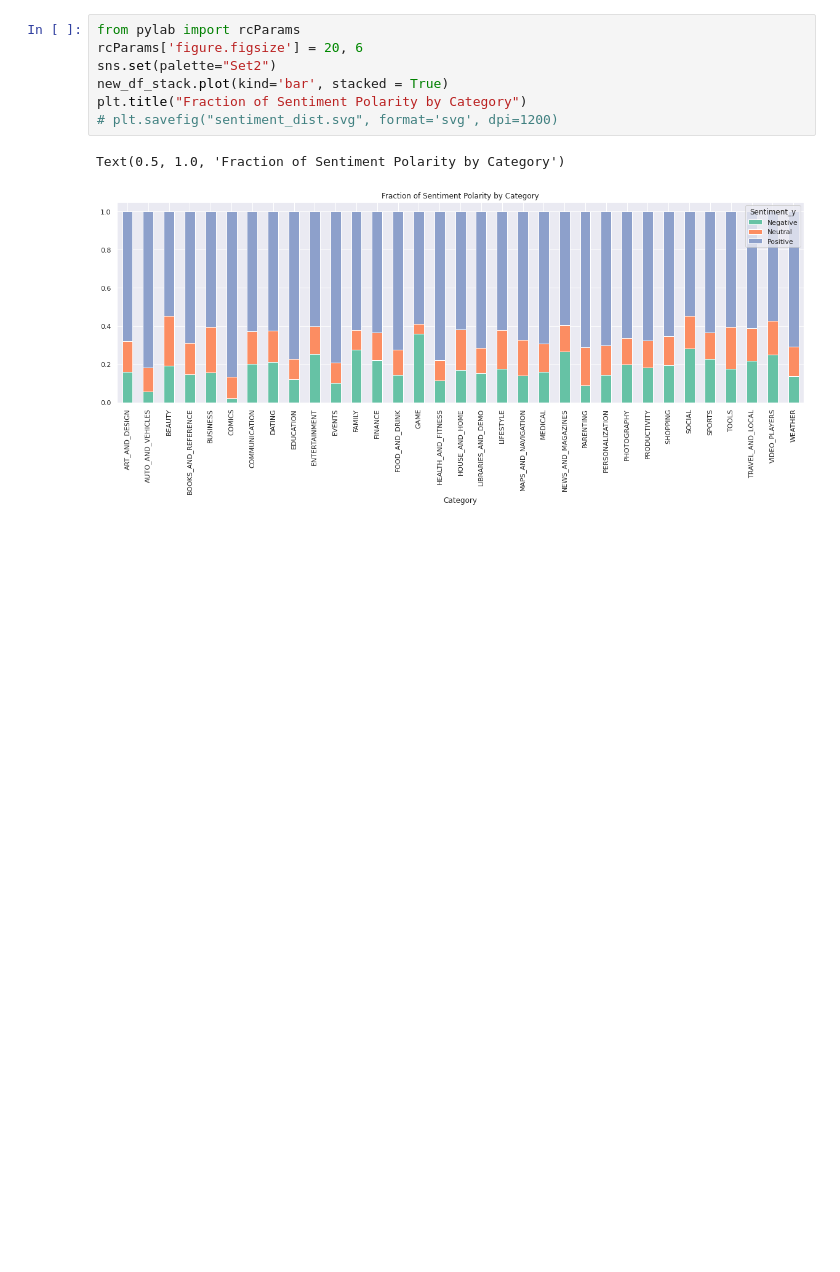
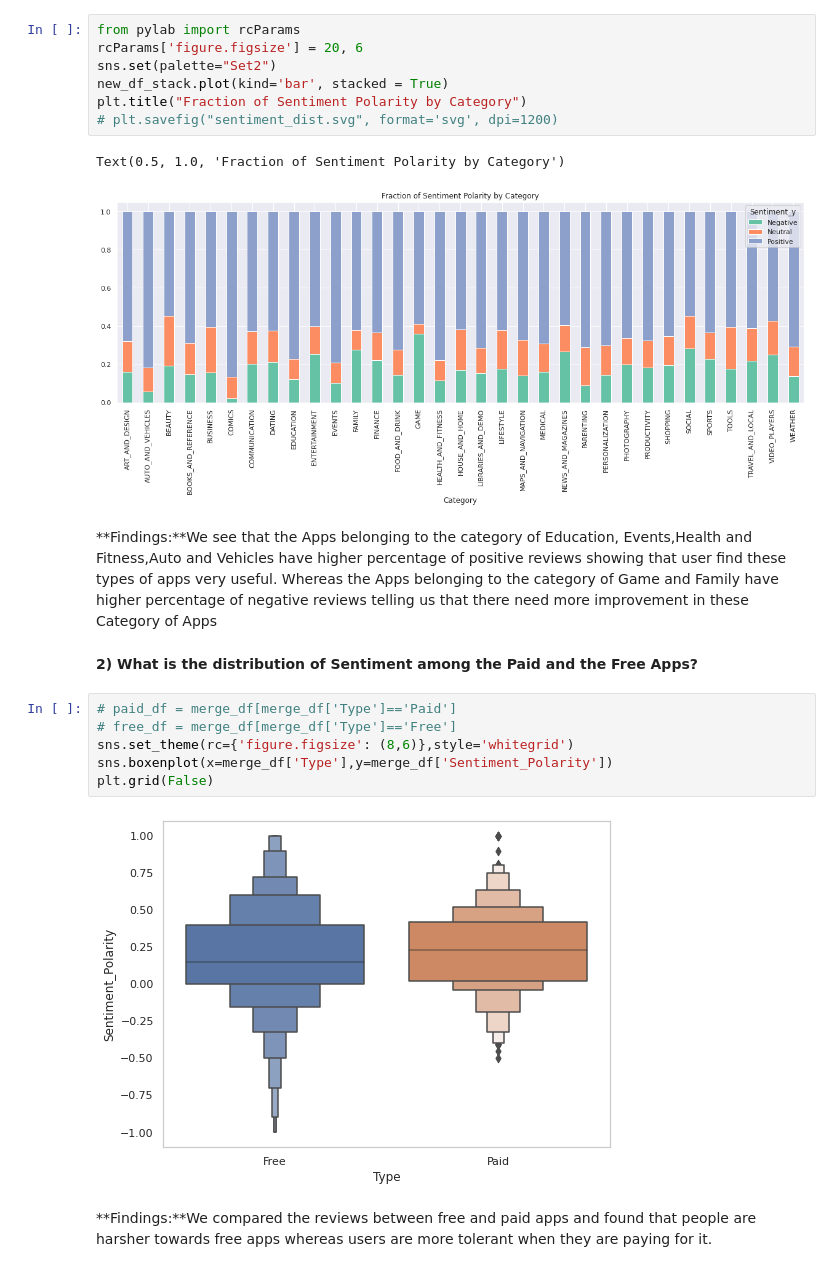
Before and after one commit to sudeep-009/GooglePlayStoreApp-analysis, a Jupyter notebook: Copy_of_Play_Store_App_Review_Analysis_Capstone_Project.ipynb, the cells around one changed output. Cells and saved outputs as stored; diff of their text form; blank space fills up the shorter version.

```diff
--- a/Copy_of_Play_Store_App_Review_Analysis_Capstone_Project.ipynb
+++ b/Copy_of_Play_Store_App_Review_Analysis_Capstone_Project.ipynb
@@ -922,3 +922,17 @@ plt.title("Fraction of Sentiment Polarity by Category")
 # %% [output]
 Text(0.5, 1.0, 'Fraction of Sentiment Polarity by Category')
 [figure]
+# %% [markdown]
+**Findings:**We see that the Apps belonging to the category of Education, Events,Health and Fitness,Auto and Vehicles have higher percentage of positive reviews showing that user find these types of apps very useful. Whereas the Apps belonging to the category of Game and Family have higher percentage of negative reviews telling us that there need more improvement in these Category of Apps
+# %% [markdown]
+**2) What is the distribution of Sentiment among the Paid and the Free Apps?**
+# %%
+# paid_df = merge_df[merge_df['Type']=='Paid']
+# free_df = merge_df[merge_df['Type']=='Free']
+sns.set_theme(rc={'figure.figsize': (8,6)},style='whitegrid')
+sns.boxenplot(x=merge_df['Type'],y=merge_df['Sentiment_Polarity'])
+plt.grid(False)
+# %% [output]
+[figure, added]
+# %% [markdown]
+**Findings:**We compared the reviews between free and paid apps and found that people are harsher towards free apps whereas users are more tolerant when they are paying for it.
```
Also changed, not shown: parts of 2 cells of this notebook.
